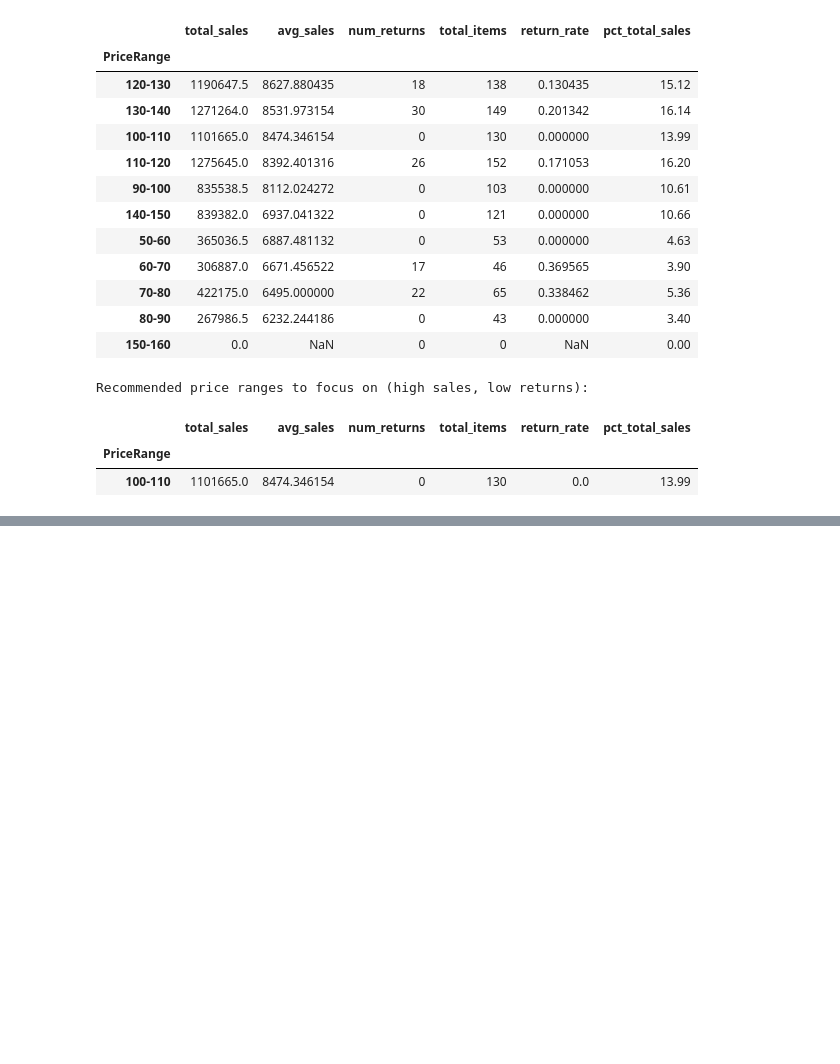
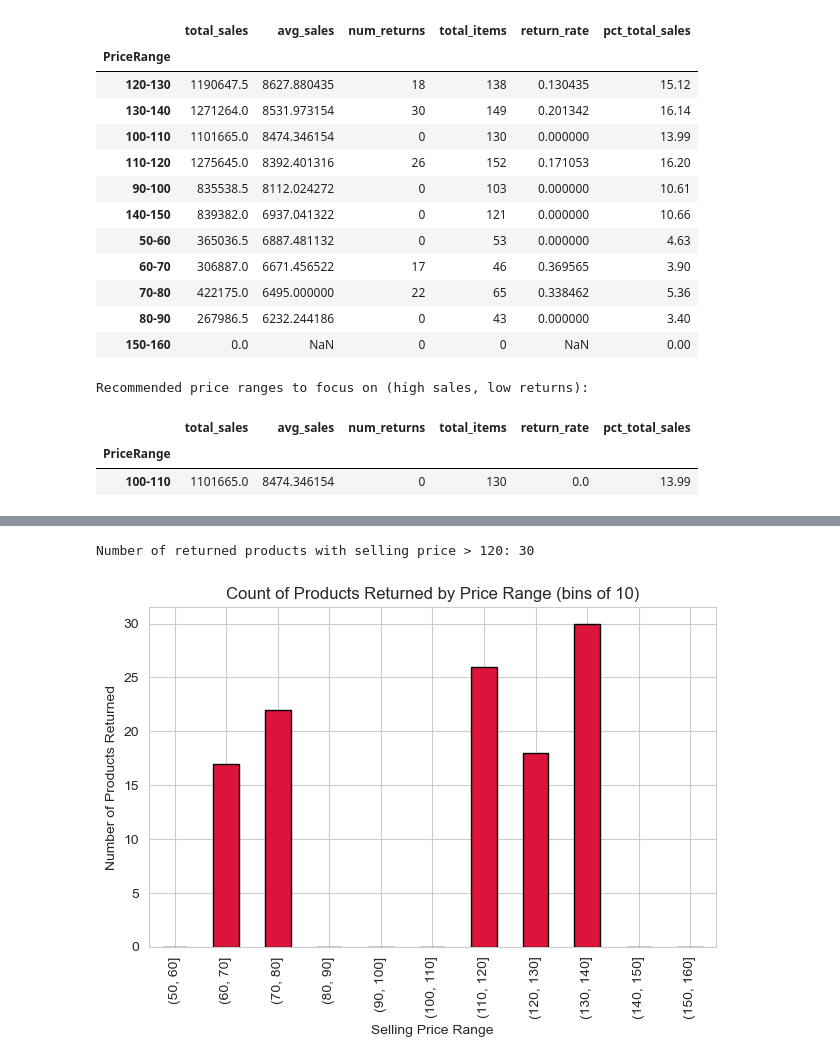
Before and after one commit to mepravintp/PG-IITB, a Jupyter notebook: PML/ExamPracticeLastSem/Fitco_Data_Science.ipynb, the cells around one changed output, grey strips where cells are left out. Cells and saved outputs as stored; diff of their text form; code cells hidden in the pictures; blank space fills up the shorter version.

```diff
--- a/PML/ExamPracticeLastSem/Fitco_Data_Science.ipynb
+++ b/PML/ExamPracticeLastSem/Fitco_Data_Science.ipynb
@@ -204,0 +300,6 @@ Recommended price ranges to focus on (high sales, low returns):
+# %%
+# Count returned products with selling price > 120
+returned_high_price_count = df[(df['Returned'] == 1) & (df['SellingPrice'] > 130)].shape[0]
+print(f"Number of returned products with selling price > 120: {returned_high_price_count}")
+# %% [output]
+Number of returned products with selling price > 120: 30
@@ -204,0 +318,31 @@ Recommended price ranges to focus on (high sales, low returns):
+# %%
+# Ensure the cell is set to Python, not R or other language.
+import matplotlib.pyplot as plt
+import pandas as pd
+
+# If df is not defined, load your data
+# df = pd.read_csv('fitco.csv')
+
+# Create price bins
+min_price = int(df['SellingPrice'].min())
+max_price = int(df['SellingPrice'].max())
+bins = list(range(min_price, max_price + 11, 10))
+
+# Group and count returned products by price bin
+returned_counts_by_price = df[df['Returned'] == 1].groupby(
+    pd.cut(df['SellingPrice'], bins=bins)
+).size()
+
+# Check if returned_counts_by_price is not empty
+if not returned_counts_by_price.empty:
+    returned_counts_by_price.plot(kind='bar', color='crimson', edgecolor='black')
+    plt.title('Count of Products Returned by Price Range (bins of 10)')
+    plt.xlabel('Selling Price Range')
+    plt.ylabel('Number of Products Returned')
+    plt.xticks(rotation=90)
+    plt.tight_layout()
+    plt.show()
+else:
+    print("No returned products found in the specified price ranges.")
+# %% [output]
+[figure, added]
```
Also changed, not shown: parts of 5 cells of this notebook, 16 other files.
